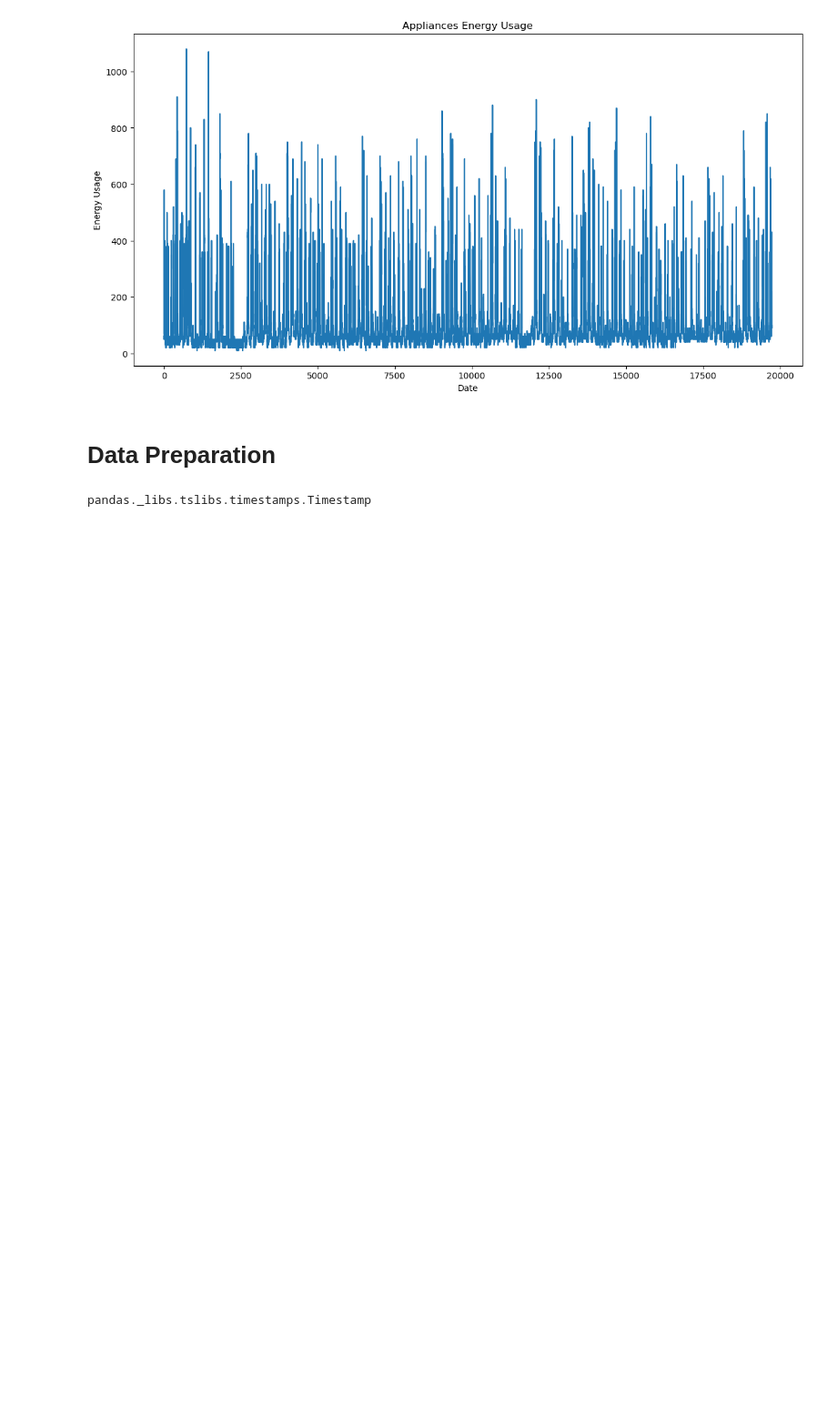
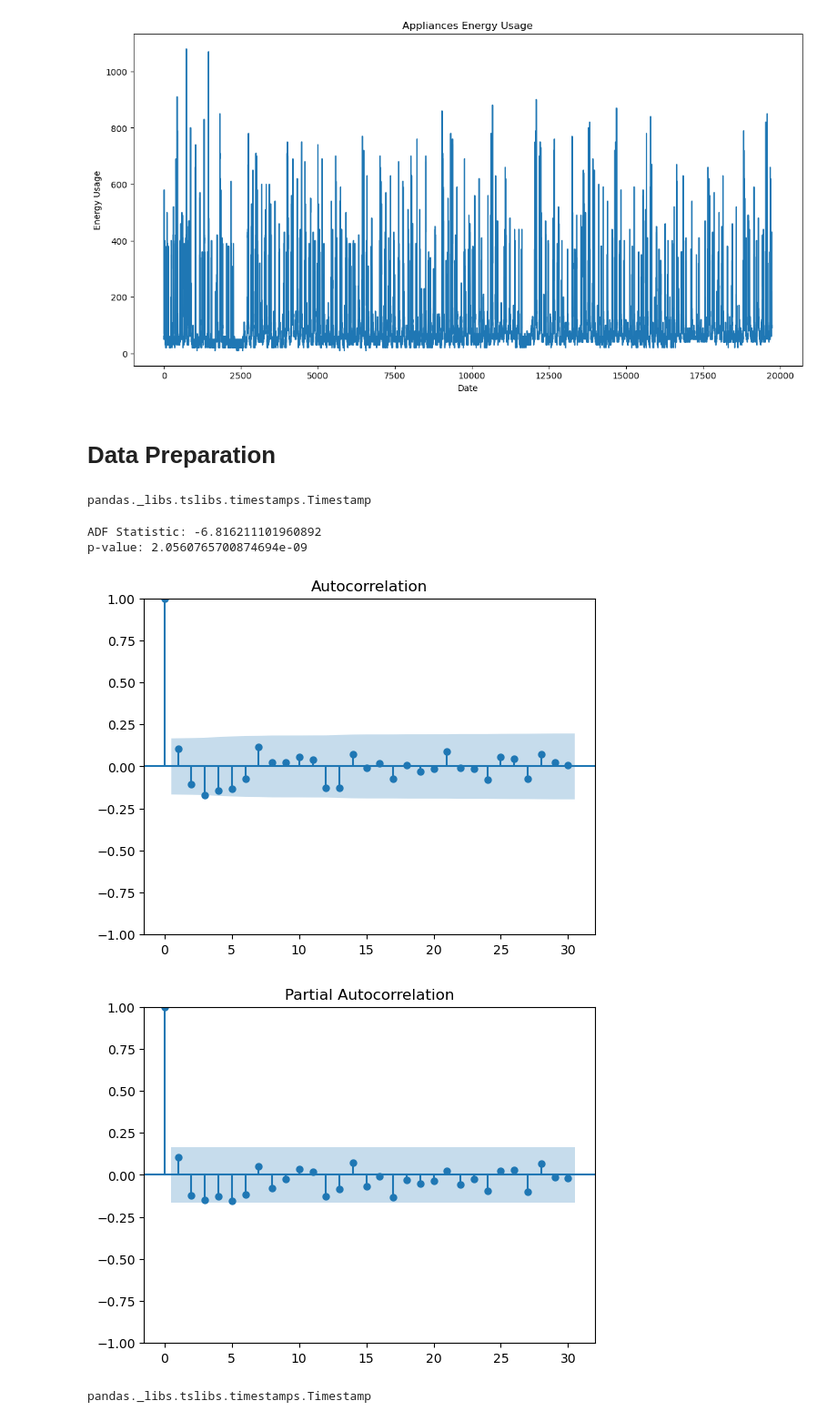
Before and after one commit to oluwakemih/Repeat-CA, a Jupyter notebook: Untitled.ipynb, the cells around one changed output. Shown at 91% size. Drawn from its saved outputs; the diff is of its cells as text; code cells hidden in the pictures; blank space fills up the shorter version.

```diff
--- a/Untitled.ipynb
+++ b/Untitled.ipynb
@@ -98,2 +97,38 @@ plt.show()
 # %% [markdown]
 # Data Preparation
+# %%
+# Converting the date column to to date time format
+df['date'] = pd.to_datetime(df['date'])
+type(df['date'][0])
+# %% [output]
+pandas._libs.tslibs.timestamps.Timestamp
+# %%
+# Setting the Date column as the index
+df.set_index('date', inplace= True)
+# %%
+# grouping the data by daily amount of energy usage
+daily_data = df['Appliances'].resample('D').sum()
+# %%
+# checking if the data is stationary
+adf_test = adfuller(daily_data)
+print(f'ADF Statistic: {adf_test[0]}')
+print(f'p-value: {adf_test[1]}')
+
+# in the case where data is not stationary
+if adf_test[1] > 0.05:
+    daily_data_diff = daily_data.diff().dropna()
+    adf_test_diff = adfuller(daily_data_diff)
+    print(f'Differenced ADF Statistic: {adf_test_diff[0]}')
+    print(f'Differenced p-value: {adf_test_diff[1]}')
+else:
+    daily_data_diff = daily_data
+
+# Plotting the ACF and PACF results
+plot_acf(daily_data_diff, lags=30)
+plot_pacf(daily_data_diff, lags=30)
+plt.show()
+# %% [output]
+ADF Statistic: -6.816211101960892
+p-value: 2.0560765700874694e-09
+[figure, added]
+[figure, added]
```
Also changed, not shown: parts of 5 cells of this notebook.
